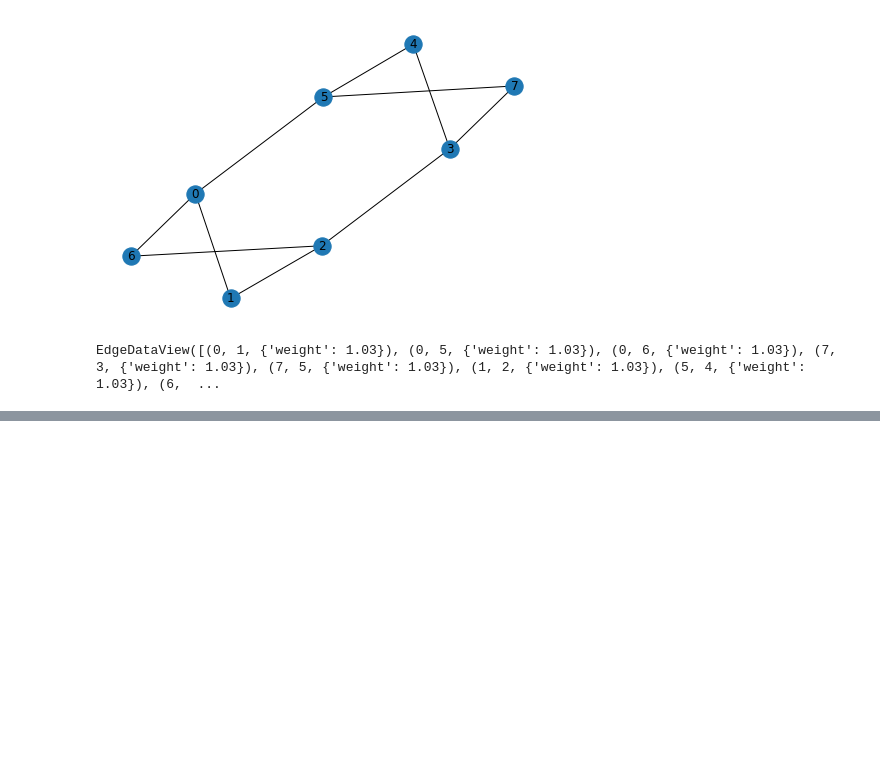
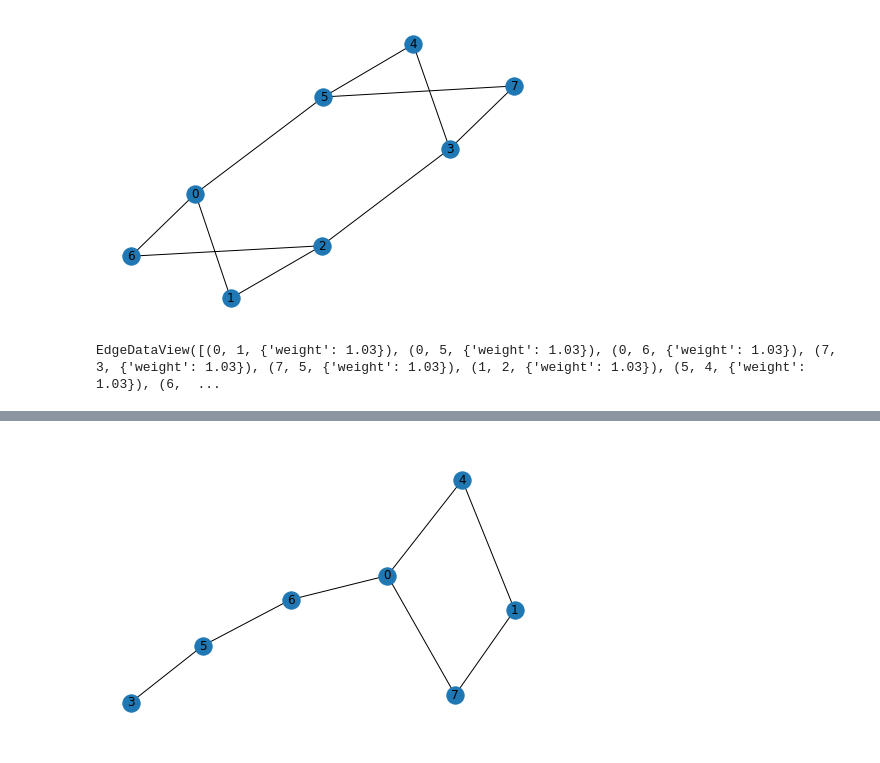
Before and after one commit to nicoleorzan/Braess-paradox, a Jupyter notebook: Networkx.ipynb, the cells around one changed output, grey strips where cells are left out. Saved outputs shown, nothing was run; the diff lists cells and outputs as text; code cells hidden in the pictures; blank space fills up the shorter version.

```diff
--- a/Networkx.ipynb
+++ b/Networkx.ipynb
@@ -119,0 +112,34 @@ nt.PrintOnFile()
+# %%
+class Define_Net():
+
+    def __init__(self, n, p):
+        self.n = n
+        self.p = p
+        self.create_network()
+
+    def create_network(self):
+
+        self.G = nx.erdos_renyi_graph(n = self.n, p = self.p)
+        self.G.remove_nodes_from(list(nx.isolates(self.G)))
+        while nx.is_connected(self.G) == False:
+            self.G = nx.erdos_renyi_graph(n = self.n, p = self.p)
+            self.G.remove_nodes_from(list(nx.isolates(self.G)))
+
+        self.G = nx.relabel_nodes(self.G, dict(zip(self.G.nodes(), range(len(self.G)))))
+        for source, target in self.G.edges():
+            self.G[source][target]['weight'] = 1.03
+
+    def plot_net(self):
+        nx.draw(self.G,with_labels = True)
+
+    def get_network(self):
+        return self.G
+# %%
+create_net = Define_Net(8, 0.3)
+create_net.plot_net()
+G = create_net.get_network()
+
+net = Network(G)
+net.PrintOnFile()
+# %% [output]
+[figure, added]
```
Also changed, not shown: parts of 16 cells of this notebook, 4 other files.
